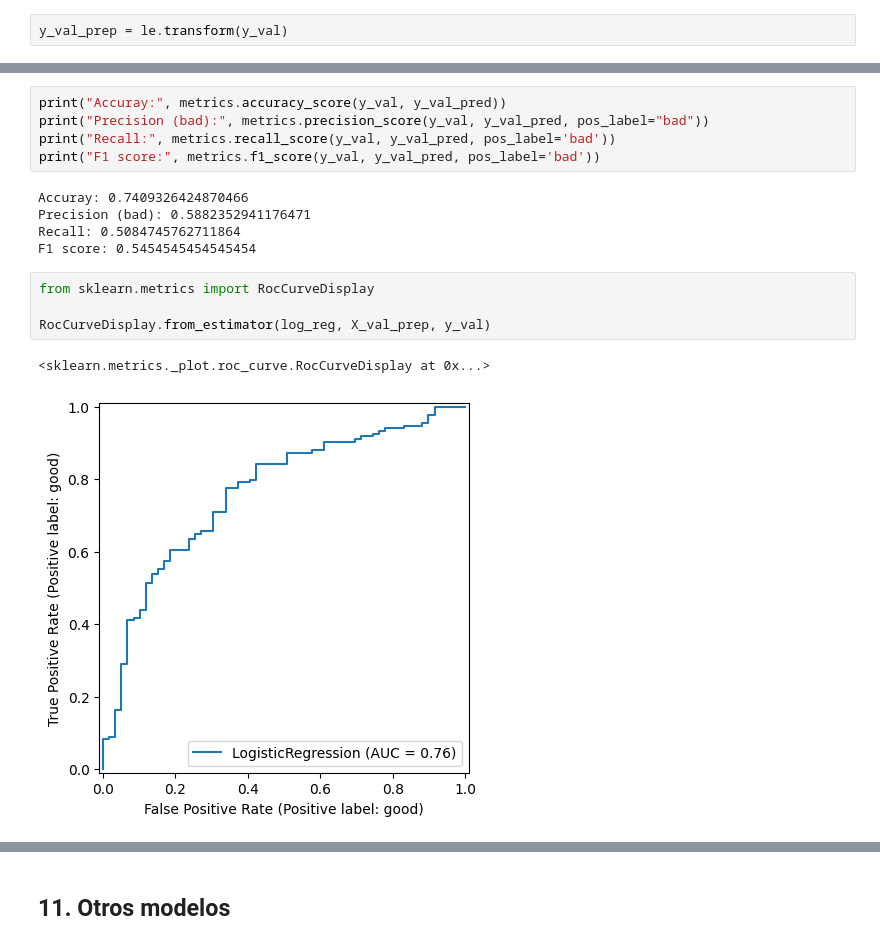
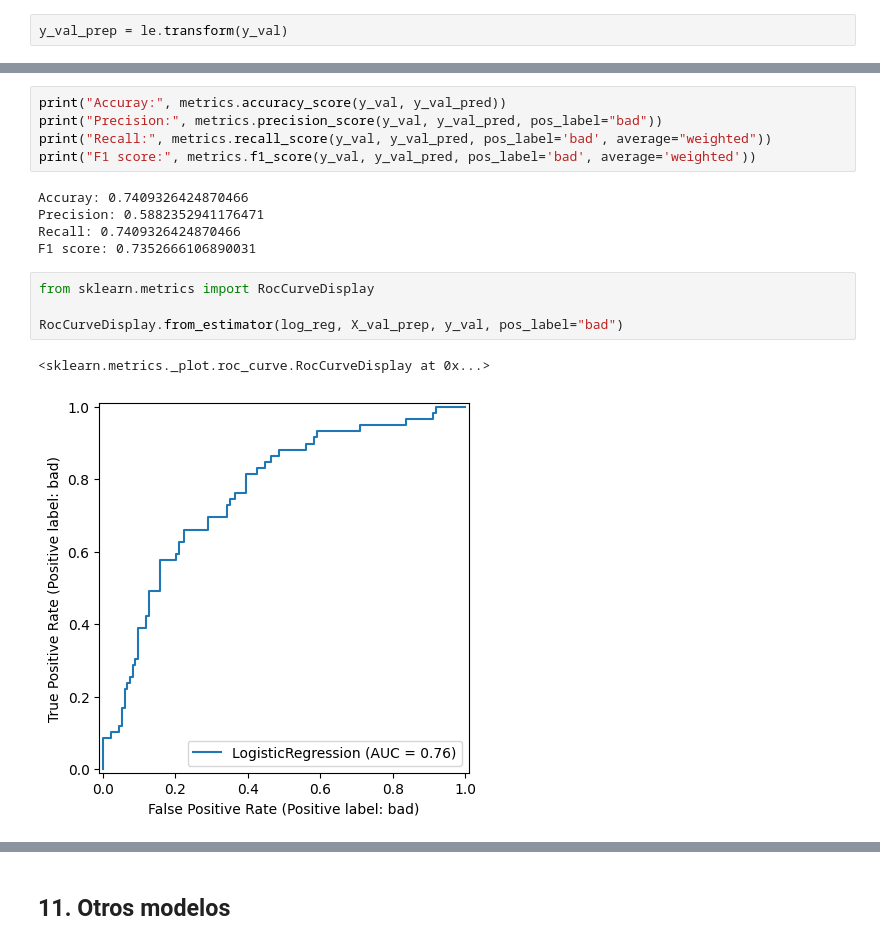
Before and after one commit to JorgeLlorente/FraudDetection, a Jupyter notebook: fraud.ipynb, the cells around one changed output, grey strips where cells are left out. Cells and saved outputs as stored; diff of their text form.

Commit message:
Review of CV & Metrics

```diff
--- a/fraud.ipynb
+++ b/fraud.ipynb
@@ -559,20 +558,20 @@ ConfusionMatrixDisplay.from_estimator(log_reg, X_val_prep, y_val, values_format=
 # %%
 print("Accuray:", metrics.accuracy_score(y_val, y_val_pred))
-print("Precision (bad):", metrics.precision_score(y_val, y_val_pred, pos_label="bad"))
-print("Recall:", metrics.recall_score(y_val, y_val_pred, pos_label='bad'))
-print("F1 score:", metrics.f1_score(y_val, y_val_pred, pos_label='bad'))
+print("Precision:", metrics.precision_score(y_val, y_val_pred, pos_label="bad"))
+print("Recall:", metrics.recall_score(y_val, y_val_pred, pos_label='bad', average="weighted"))
+print("F1 score:", metrics.f1_score(y_val, y_val_pred, pos_label='bad', average='weighted'))
 # %% [output]
 Accuray: 0.7409326424870466
-Precision (bad): 0.5882352941176471
-Recall: 0.5084745762711864
-F1 score: 0.5454545454545454
+Precision: 0.5882352941176471
+Recall: 0.7409326424870466
+F1 score: 0.7352666106890031
 # %%
 from sklearn.metrics import RocCurveDisplay
 
-RocCurveDisplay.from_estimator(log_reg, X_val_prep, y_val)
+RocCurveDisplay.from_estimator(log_reg, X_val_prep, y_val, pos_label="bad")
 # %% [output]
 <sklearn.metrics._plot.roc_curve.RocCurveDisplay at 0x...>
-[figure, old version]
+[figure, new version]
 # %%
 from sklearn.metrics import PrecisionRecallDisplay
 
```
Also changed, not shown: parts of 14 cells of this notebook.
